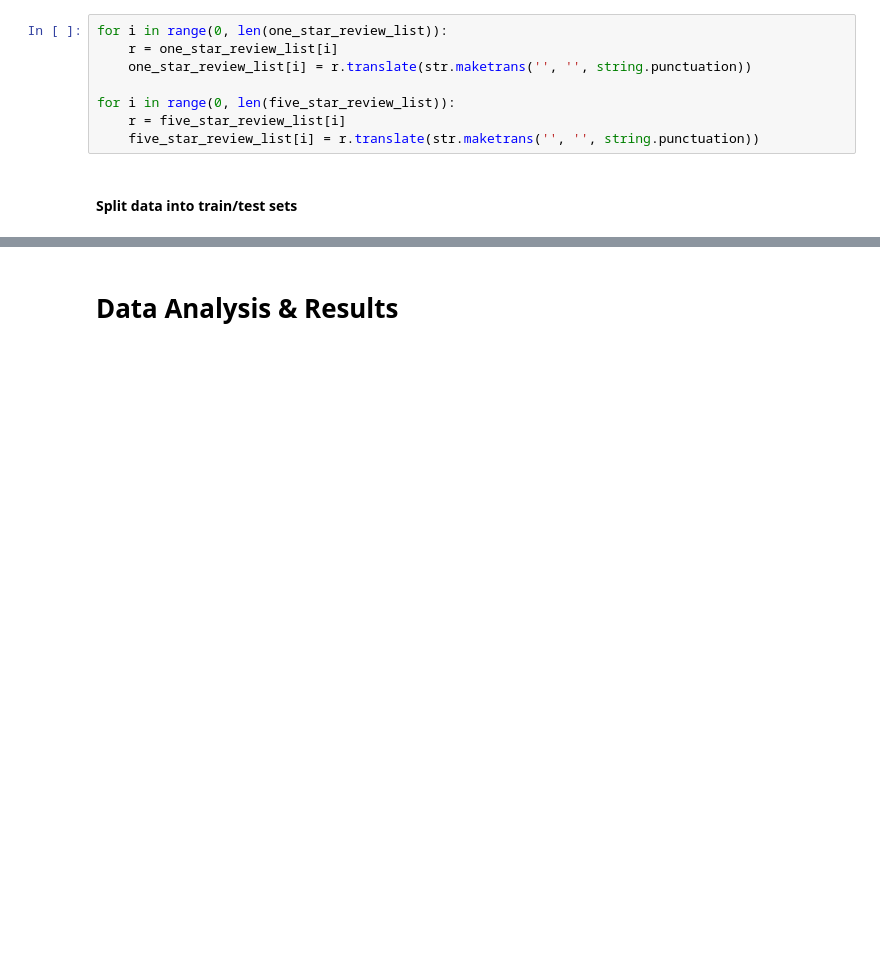
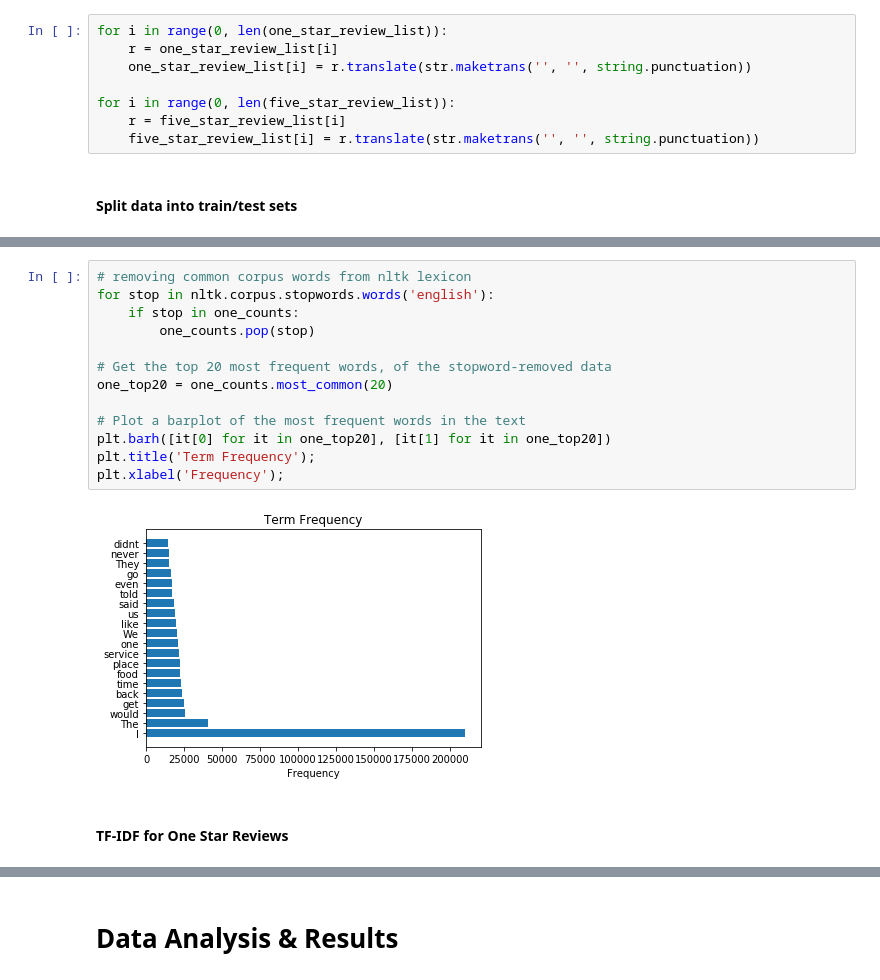
Before and after one commit to tkmak712/COGS108FinalProject, a Jupyter notebook: FinalProject.ipynb, the cells around one changed output, grey strips where cells are left out. Drawn from its saved outputs; the diff is of its cells as text; blank space fills up the shorter version.

```diff
--- a/FinalProject.ipynb
+++ b/FinalProject.ipynb
@@ -151,0 +170,17 @@ KeyboardInterrupt:
+# %%
+# removing common corpus words from nltk lexicon
+for stop in nltk.corpus.stopwords.words('english'):
+    if stop in one_counts:
+        one_counts.pop(stop)
+
+# Get the top 20 most frequent words, of the stopword-removed data
+one_top20 = one_counts.most_common(20)
+
+# Plot a barplot of the most frequent words in the text
+plt.barh([it[0] for it in one_top20], [it[1] for it in one_top20])
+plt.title('Term Frequency');
+plt.xlabel('Frequency');
+# %% [output]
+[figure, added]
+# %% [markdown]
+#### TF-IDF for One Star Reviews
```
Also changed, not shown: parts of 32 cells of this notebook.
